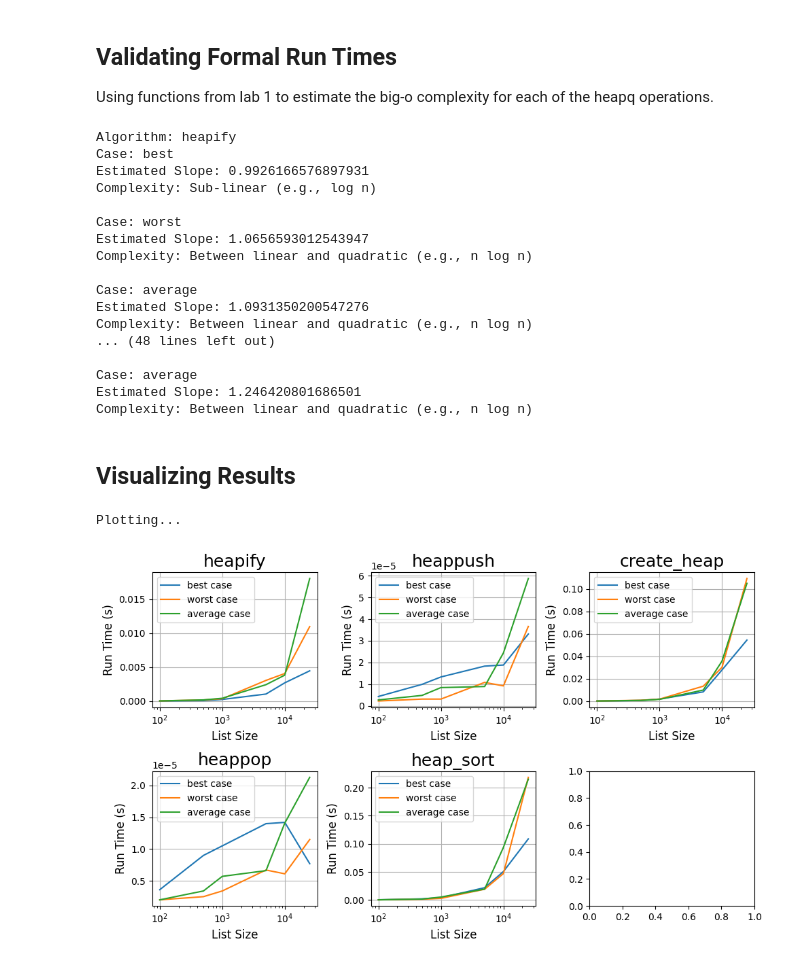
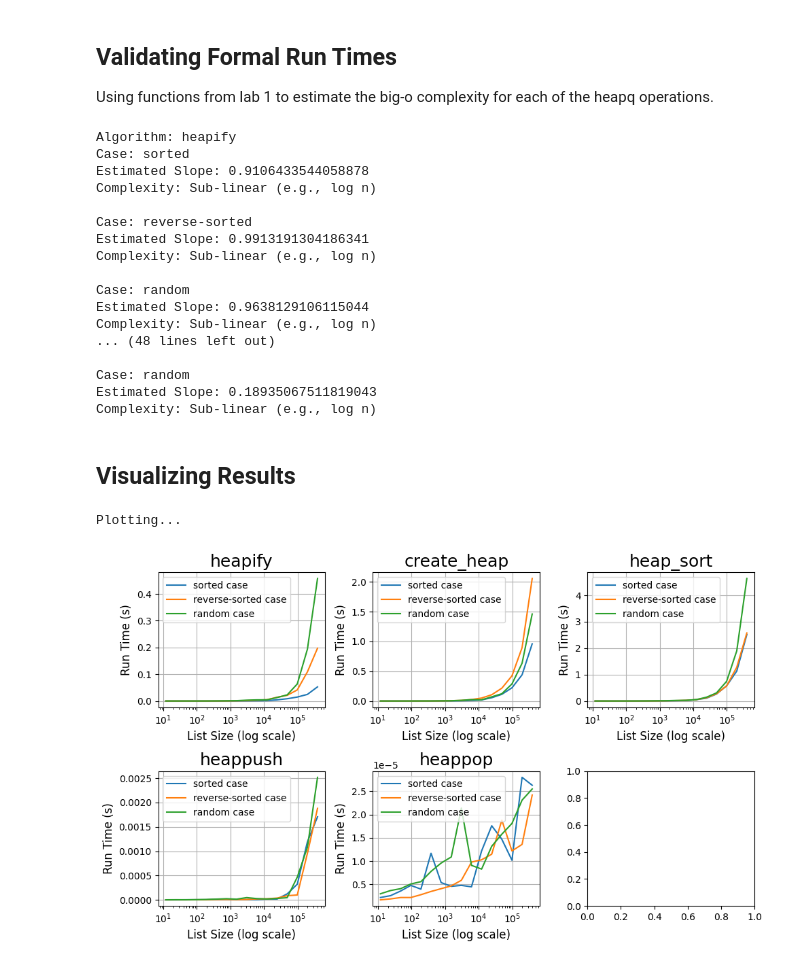
Before and after one commit to jeffTheLandShark/CSC3310, a Jupyter notebook: Lab2/goetsch_lab02.ipynb, the cells around one changed output. Drawn from its saved outputs; the diff is of its cells as text; code cells hidden in the pictures.

```diff
--- a/Lab2/goetsch_lab02.ipynb
+++ b/Lab2/goetsch_lab02.ipynb
@@ -200,8 +200,9 @@ def benchmark_heapify(input_list):
     return elapsed
 
 
-def benchmark_heappush(heap, item):
-    heap = heap.copy()
+def benchmark_heappush(input_list):
+    heap = heapify(input_list.copy())
+    item = 0
     start_time = time.perf_counter()
     heappush(heap, item)
     end_time = time.perf_counter()
@@ -218,8 +219,8 @@ def benchmark_create_heap(input_list):
     return elapsed
 
 
-def benchmark_heappop(heap):
-    heap = heap.copy()
+def benchmark_heappop(input_list):
+    heap = heapify(input_list.copy())
     start_time = time.perf_counter()
     heappop(heap)
     end_time = time.perf_counter()
@@ -242,19 +243,19 @@ Implement and run the benchmarks
 # set up benchmarking lists
 import random
 
-heap_sizes = [100, 500, 1000, 5000, 10000, 25000]
+heap_sizes = [(pow(2, n) - pow(2, n - 2)) for n in range(4, 20)]
 benchmark_lists = {
-    "best": [list(range(n)) for n in heap_sizes],
-    "worst": [list(range(n, 0, -1)) for n in heap_sizes],
-    "average": [random.sample(range(n), n) for n in heap_sizes]
+    "sorted": [list(range(n)) for n in heap_sizes],
+    "reverse-sorted": [list(range(n, 0, -1)) for n in heap_sizes],
+    "random": [random.sample(range(n), n) for n in heap_sizes]
 }
 
 results = {
     "heapify": {k: [] for k in benchmark_lists},
+    "create_heap": {k: [] for k in benchmark_lists},
+    "heap_sort": {k: [] for k in benchmark_lists},
     "heappush": {k: [] for k in benchmark_lists},
-    "create_heap": {k: [] for k in benchmark_lists},
-    "heappop": {k: [] for k in benchmark_lists},
-    "heap_sort": {k: [] for k in benchmark_lists}
+    "heappop": {k: [] for k in benchmark_lists}
 }
 # %% [markdown]
 ### Run Benchmarks
@@ -264,9 +265,8 @@ for key in benchmark_lists:
         results["heapify"][key].append(benchmark_heapify(input_list))
         results["create_heap"][key].append(benchmark_create_heap(input_list))
         results["heap_sort"][key].append(benchmark_heap_sort(input_list))
-        heap = heapify(input_list)
-        results["heappush"][key].append(benchmark_heappush(heap, 0))
-        results["heappop"][key].append(benchmark_heappop(heap))
+        results["heappush"][key].append(benchmark_heappush(input_list))
+        results["heappop"][key].append(benchmark_heappop(input_list))
 # %% [markdown]
 ## Validating Formal Run Times
 
@@ -323,43 +323,42 @@ for function, result in results.items():
         print()
 # %% [output]
 Algorithm: heapify
-Case: best
-Estimated Slope: 0.9926166576897931
+Case: sorted
+Estimated Slope: 0.9106433544058878
 Complexity: Sub-linear (e.g., log n)
 
-Case: worst
-Estimated Slope: 1.0656593012543947
-Complexity: Between linear and quadratic (e.g., n log n)
+Case: reverse-sorted
+Estimated Slope: 0.9913191304186341
+Complexity: Sub-linear (e.g., log n)
 
-Case: average
-Estimated Slope: 1.0931350200547276
-Complexity: Between linear and quadratic (e.g., n log n)
+Case: random
+Estimated Slope: 0.9638129106115044
+Complexity: Sub-linear (e.g., log n)
 ... (48 lines left out)
 
-Case: average
-Estimated Slope: 1.246420801686501
-Complexity: Between linear and quadratic (e.g., n log n)
+Case: random
+Estimated Slope: 0.18935067511819043
+Complexity: Sub-linear (e.g., log n)
 # %% [markdown]
 ## Visualizing Results
 # %%
 import matplotlib.pyplot as plt
-print("Plotting...")
 cols = 3
 rows = len(results.keys())//cols + 1
 
 plt.subplots(rows, cols, figsize=(10, 6))
 # plot by algorithm
 for i, (func, result) in enumerate(results.items()):
     plt.subplot(rows, cols, i + 1)
     plt.grid(True)
     plt.xscale("log")
-    plt.xlabel("List Size", fontsize=12)
+    plt.xlabel("List Size (log scale)", fontsize=12)
     plt.ylabel("Run Time (s)", fontsize=12)
     plt.title(f"{func}", fontsize=18)
     for case, times in result.items():
         plt.plot(heap_sizes, times, label=f"{case} case")
     plt.legend()
 plt.tight_layout()
 # %% [output]
 Plotting...
-[figure, old version]
+[figure, new version]
```
Also changed, not shown: parts of 2 cells of this notebook.
